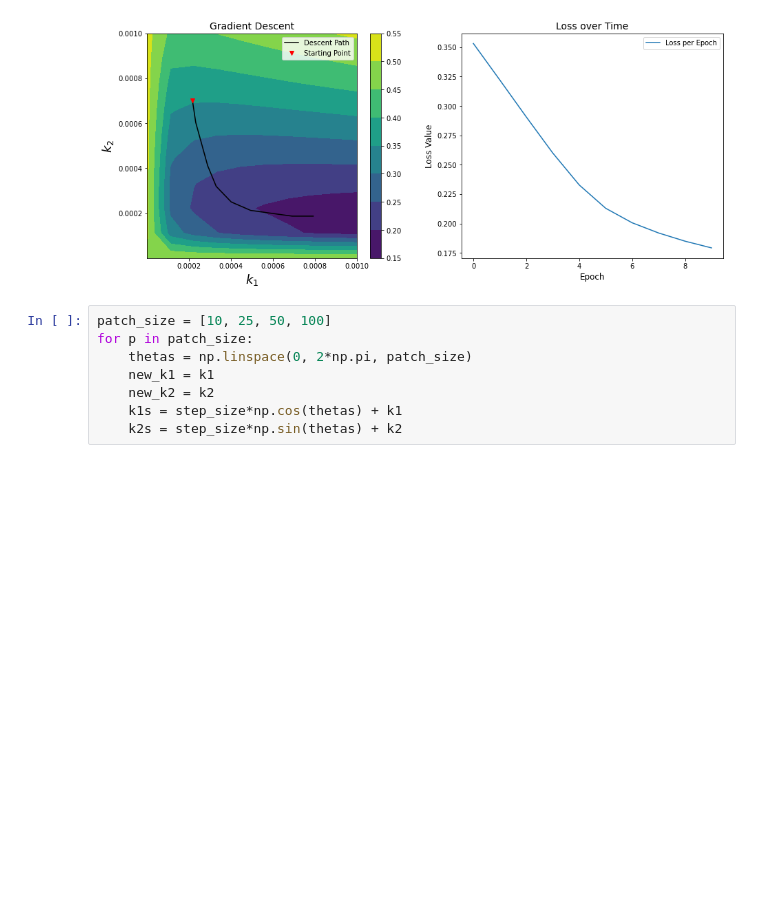
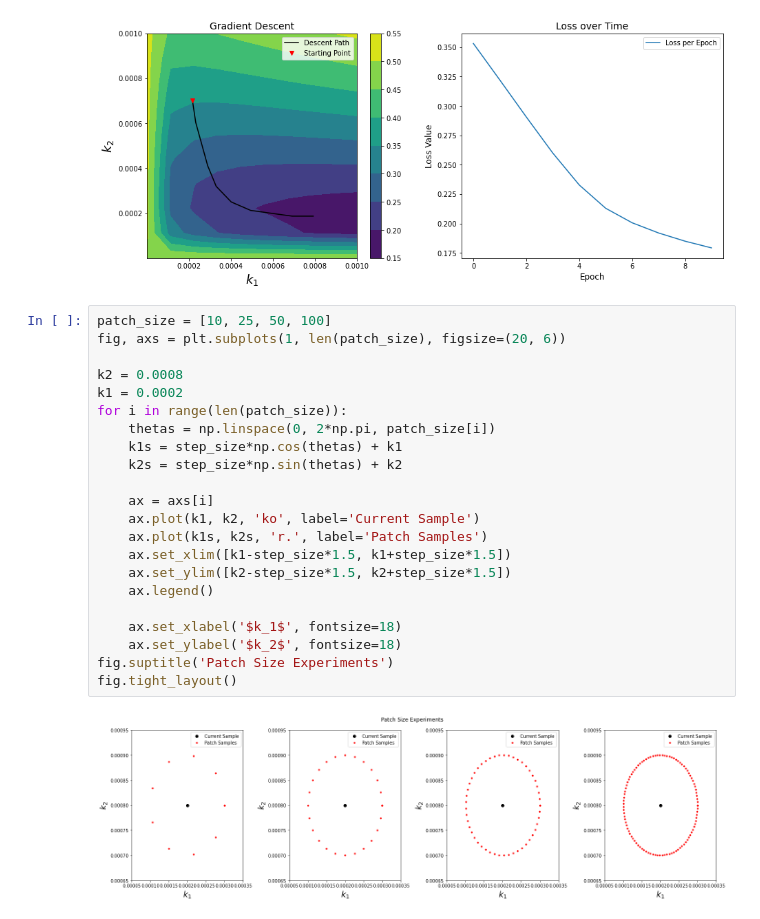
Before and after one commit to cjmerzbacher/msc-thesis, a Jupyter notebook: no_backprop_method/no_backprop_scipy.ipynb, the cells around one changed output. Saved outputs shown, nothing was run; the diff lists cells and outputs as text; blank space fills up the shorter version.

```diff
--- a/no_backprop_method/no_backprop_scipy.ipynb
+++ b/no_backprop_method/no_backprop_scipy.ipynb
@@ -125,11 +125,27 @@ ax.set_ylabel('Loss Value', fontsize=12)
 # %% [output]
 Text(0, 0.5, 'Loss Value')
 [figure]
-# %%
-patch_size = [10, 25, 50, 100]
-for p in patch_size:
-    thetas = np.linspace(0, 2*np.pi, patch_size)
-    new_k1 = k1
-    new_k2 = k2
-    k1s = step_size*np.cos(thetas) + k1
-    k2s = step_size*np.sin(thetas) + k2
+# %%
+patch_size = [10, 25, 50, 100]
+fig, axs = plt.subplots(1, len(patch_size), figsize=(20, 6))
+
+k2 = 0.0008
+k1 = 0.0002
+for i in range(len(patch_size)):
+    thetas = np.linspace(0, 2*np.pi, patch_size[i])
+    k1s = step_size*np.cos(thetas) + k1
+    k2s = step_size*np.sin(thetas) + k2
+
+    ax = axs[i]
+    ax.plot(k1, k2, 'ko', label='Current Sample')
+    ax.plot(k1s, k2s, 'r.', label='Patch Samples')
+    ax.set_xlim([k1-step_size*1.5, k1+step_size*1.5])
+    ax.set_ylim([k2-step_size*1.5, k2+step_size*1.5])
+    ax.legend()
+
+    ax.set_xlabel('$k_1$', fontsize=18)
+    ax.set_ylabel('$k_2$', fontsize=18)
+fig.suptitle('Patch Size Experiments')
+fig.tight_layout()
+# %% [output]
+[figure, added]
```
Also changed, not shown: parts of 1 cell of this notebook, 7 other files.
